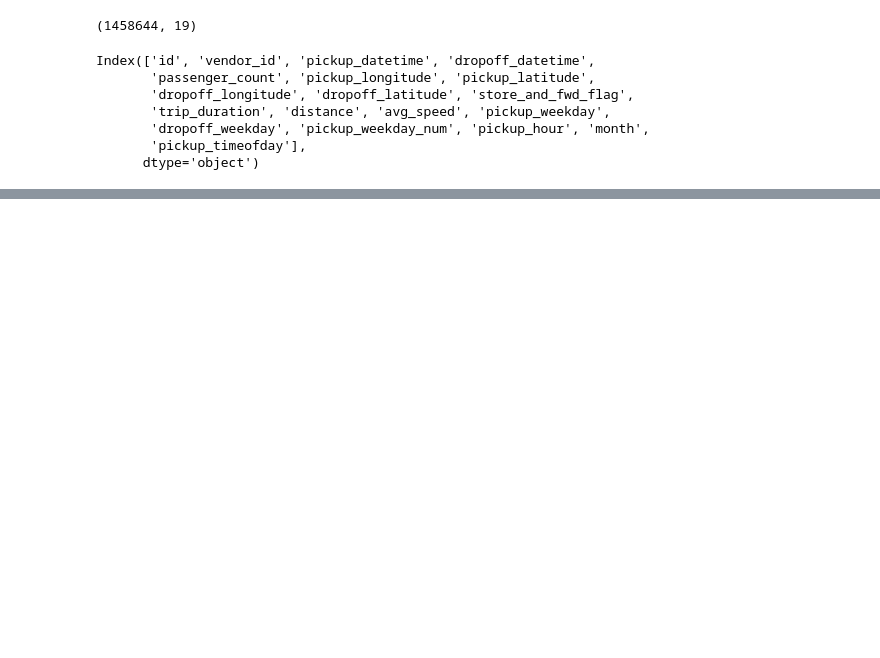
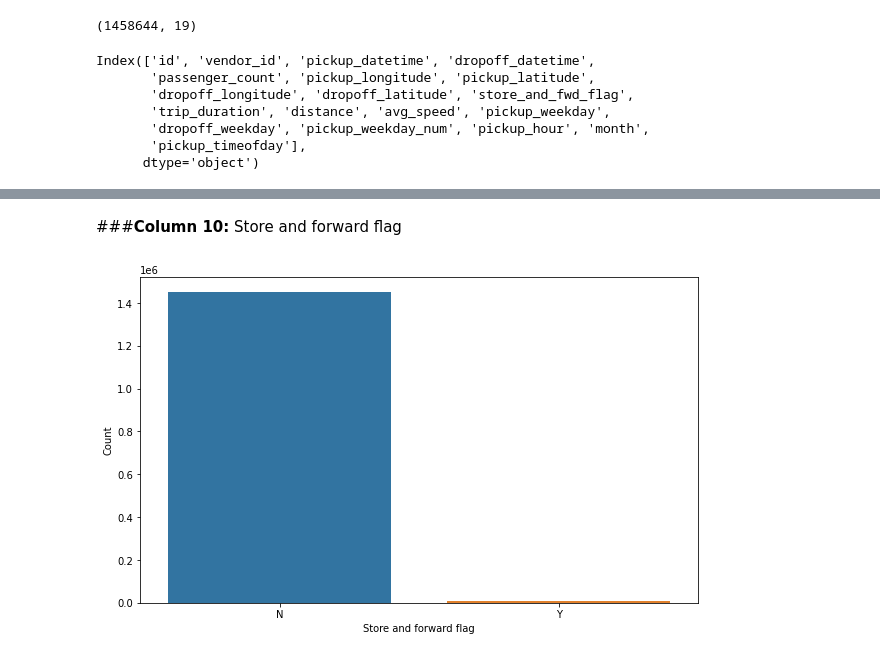
Before and after one commit to Anku0210/NYC-Taxi-Trip-Time-Prediction, a Jupyter notebook: Project_of_NYC_Taxi_Trip_Time_Prediction_Capstone_Project.ipynb, the cells around one changed output, grey strips where cells are left out. Saved outputs shown, nothing was run; the diff lists cells and outputs as text; code cells hidden in the pictures; blank space fills up the shorter version.

```diff
--- a/Project_of_NYC_Taxi_Trip_Time_Prediction_Capstone_Project.ipynb
+++ b/Project_of_NYC_Taxi_Trip_Time_Prediction_Capstone_Project.ipynb
@@ -174,0 +251,9 @@ data.describe()
+# %% [markdown]
+###**Column 10:** Store and forward flag
+# %%
+sns.countplot(x='store_and_fwd_flag',data=data)
+plt.ylabel('Count')
+plt.xlabel('Store and forward flag')
+plt.show()
+# %% [output]
+[figure, added]
```
Also changed, not shown: parts of 47 cells of this notebook.
